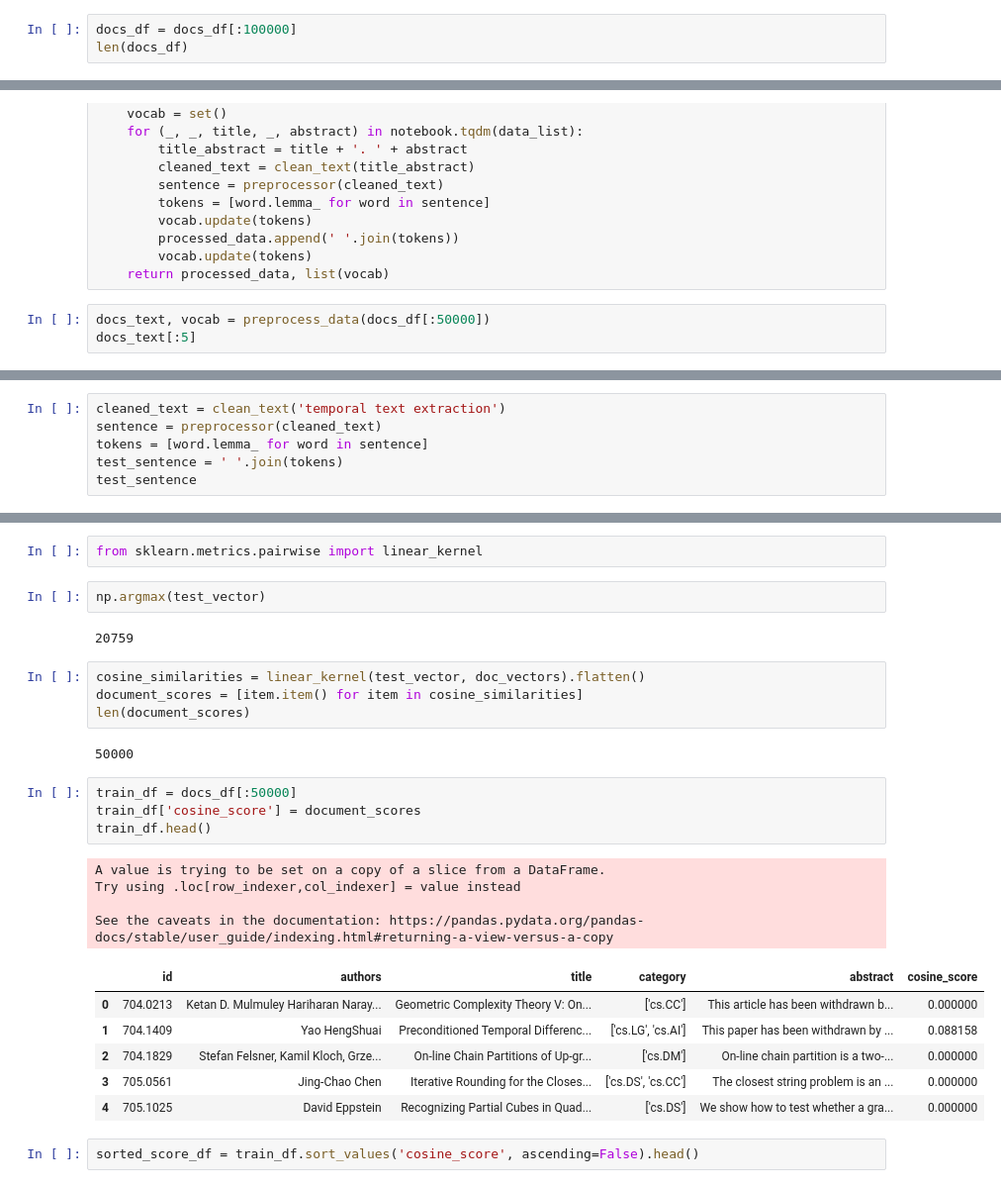
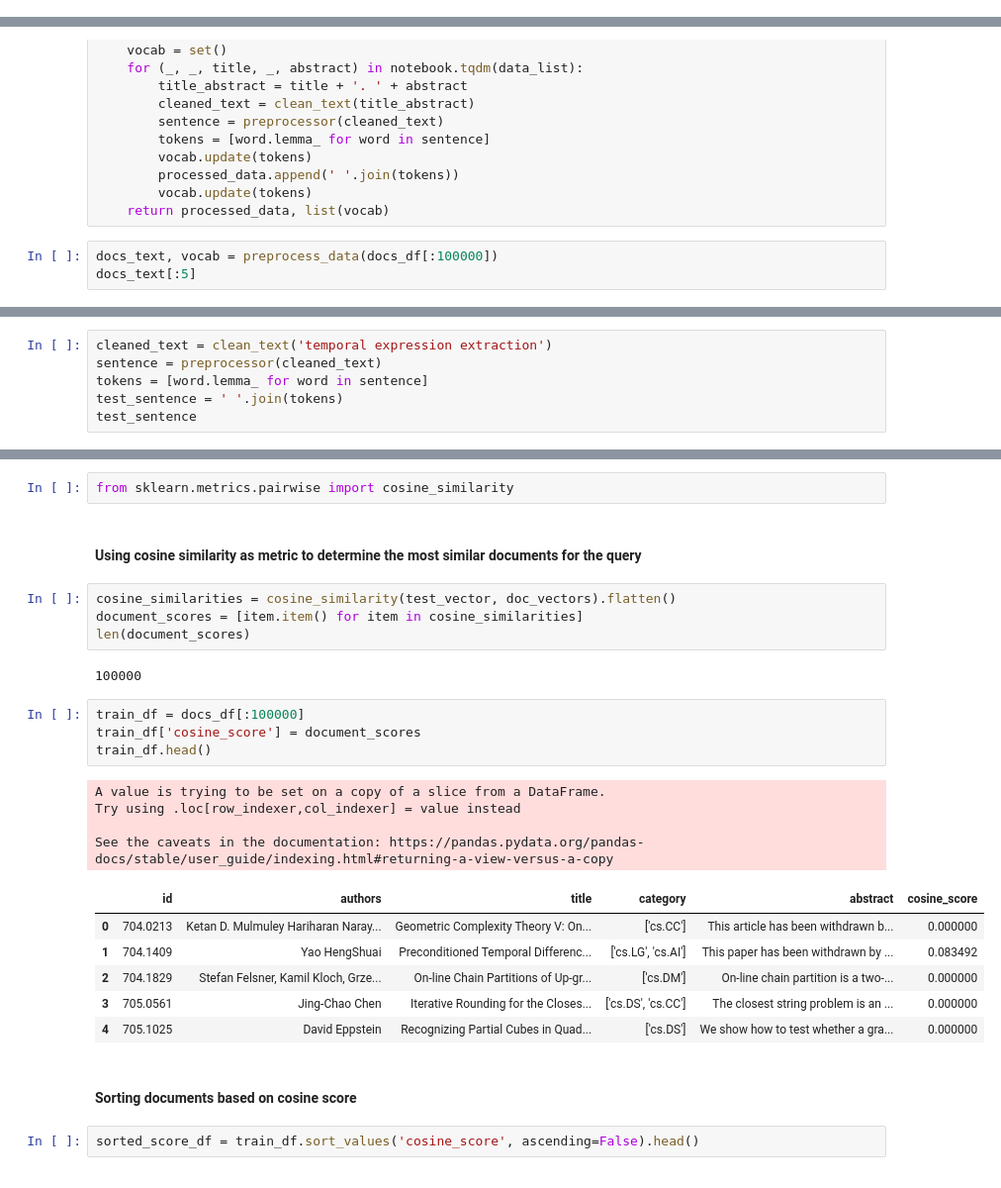
Before and after one commit to abhishekanand1710/SemanticSearchExperimentation, a Jupyter notebook: Semantic-Search-TF-IDF-Vectorizer.ipynb, the cells around one changed output, grey strips where cells are left out. Shown at 99% size. Saved outputs shown, nothing was run; the diff lists cells and outputs as text.

```diff
--- a/Semantic-Search-TF-IDF-Vectorizer.ipynb
+++ b/Semantic-Search-TF-IDF-Vectorizer.ipynb
@@ -84,5 +106,2 @@ Will be working on only the text fields and try to keep the data from 2010 onwar
 # %%
 docs_df = pd.read_csv('/kaggle/input/arxiv-cs-papers-abstract-from-2010/cs_arxiv_from_2010.csv')
-# %%
-docs_df = docs_df[:100000]
-len(docs_df)
@@ -238,6 +239,6 @@ def preprocess_data(data):
         vocab.update(tokens)
     return processed_data, list(vocab)
 # %%
-docs_text, vocab = preprocess_data(docs_df[:50000])
+docs_text, vocab = preprocess_data(docs_df[:100000])
 docs_text[:5]
 # %% [output]
@@ -272,5 +272,5 @@ doc_vectors = tfidf.fit_transform(docs_text)
 # %%
-cleaned_text = clean_text('temporal text extraction')
+cleaned_text = clean_text('temporal expression extraction')
 sentence = preprocessor(cleaned_text)
 tokens = [word.lemma_ for word in sentence]
 test_sentence = ' '.join(tokens)
@@ -285,30 +285,30 @@ test_vector
         with 3 stored elements in Compressed Sparse Row format>
 # %%
-from sklearn.metrics.pairwise import linear_kernel
+from sklearn.metrics.pairwise import cosine_similarity
-# %%
-np.argmax(test_vector)
-# %% [output]
-20759
+# %% [markdown]
+#### Using cosine similarity as metric to determine the most similar documents for the query
 # %%
-cosine_similarities = linear_kernel(test_vector, doc_vectors).flatten()
+cosine_similarities = cosine_similarity(test_vector, doc_vectors).flatten()
 document_scores = [item.item() for item in cosine_similarities]
 len(document_scores)
 # %% [output]
-50000
+100000
 # %%
-train_df = docs_df[:50000]
+train_df = docs_df[:100000]
 train_df['cosine_score'] = document_scores
 train_df.head()
 # %% [output]
 A value is trying to be set on a copy of a slice from a DataFrame.
 Try using .loc[row_indexer,col_indexer] = value instead
 
 See the caveats in the documentation: https://pandas.pydata.org/pandas-docs/stable/user_guide/indexing.html#returning-a-view-versus-a-copy
 |  | id | authors | title | category | abstract | cosine_score |
 | 0 | 704.0213 | Ketan D. Mulmuley Hariharan Naray... | Geometric Complexity Theory V: On... | ['cs.CC'] | This article has been withdrawn b... | 0.000000 |
-| 1 | 704.1409 | Yao HengShuai | Preconditioned Temporal Differenc... | ['cs.LG', 'cs.AI'] | This paper has been withdrawn by ... | 0.088158 |
+| 1 | 704.1409 | Yao HengShuai | Preconditioned Temporal Differenc... | ['cs.LG', 'cs.AI'] | This paper has been withdrawn by ... | 0.083492 |
 | 2 | 704.1829 | Stefan Felsner, Kamil Kloch, Grze... | On-line Chain Partitions of Up-gr... | ['cs.DM'] | On-line chain partition is a two-... | 0.000000 |
 | 3 | 705.0561 | Jing-Chao Chen | Iterative Rounding for the Closes... | ['cs.DS', 'cs.CC'] | The closest string problem is an ... | 0.000000 |
 | 4 | 705.1025 | David Eppstein | Recognizing Partial Cubes in Quad... | ['cs.DS'] | We show how to test whether a gra... | 0.000000 |
+# %% [markdown]
+#### Sorting documents based on cosine score
 # %%
 sorted_score_df = train_df.sort_values('cosine_score', ascending=False).head()
```
Also changed, not shown: parts of 22 cells of this notebook.
